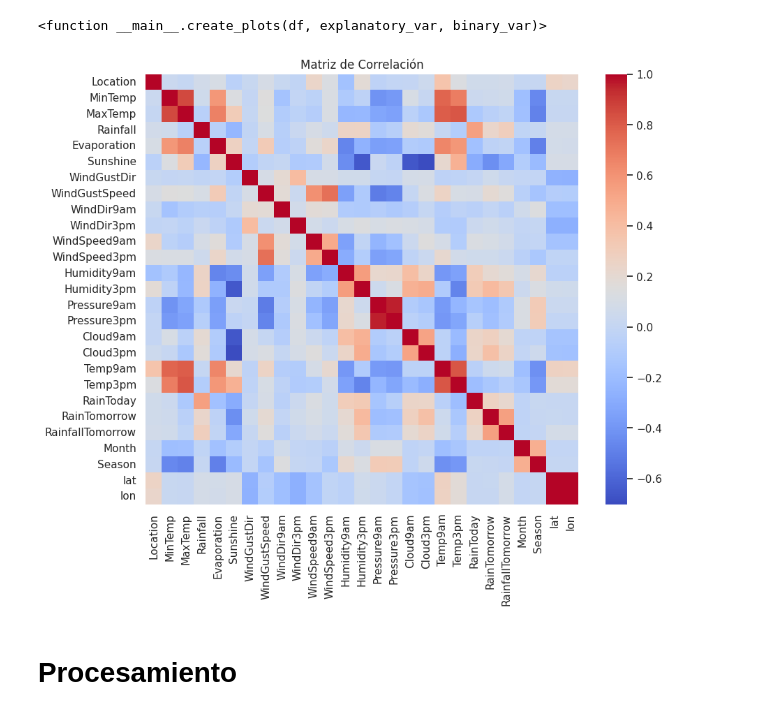
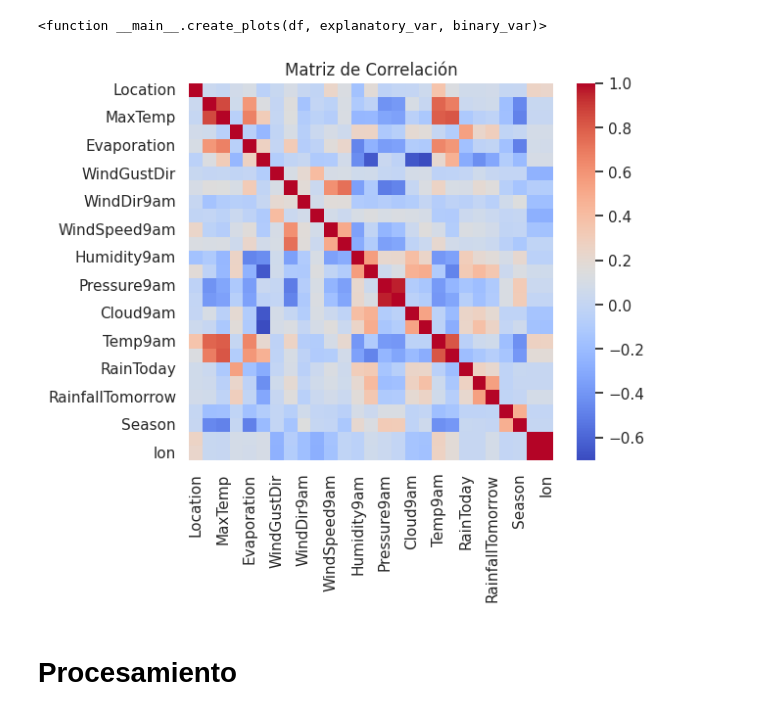
Before and after one commit to Shannon-21/Aprendizaje_Automatico_1, a Jupyter notebook: TP_IA41_LogisticRegression_P2.ipynb, the cells around one changed output. Drawn from its saved outputs; the diff is of its cells as text; code cells hidden in the pictures.

```diff
--- a/TP_IA41_LogisticRegression_P2.ipynb
+++ b/TP_IA41_LogisticRegression_P2.ipynb
@@ -59,8 +60,9 @@ from imblearn.over_sampling import SMOTE
 # %% [markdown]
 ### Datos
 # %%
+df_denormalized = pd.read_csv('weatherAUS_desnormalized_cleaned.csv', usecols=lambda x: x if x != 'Unnamed: 0' else None)
 df = pd.read_csv('weatherAUS_cleaned.csv', usecols=lambda x: x if x != 'Unnamed: 0' else None)
 
-display(df)
+display(df_denormalized.head(5))
 # %% [output]
 |  | Location | MinTemp | MaxTemp | Rainfall | Evaporation | Sunshine | WindGustDir | WindGustSpeed | WindDir9am | ... |
@@ -174,15 +156,15 @@ interactive(children=(Dropdown(description='Explicativa:', index=4, options=('Mi
 <function __main__.create_plots(df, explanatory_var, binary_var)>
 # %%
 # Calcular la matriz de correlación
-corr_matrix = df_curated.corr()
+corr_matrix = df_denormalized.corr()
 
 # Crear un mapa de calor con la matriz de correlación
-plt.figure(figsize=(10,8))
+plt.figure(figsize=(6,5))
 sns.heatmap(corr_matrix, cmap='coolwarm', cbar=True)
 plt.title('Matriz de Correlación')
 plt.show()
 # %% [output]
-[figure, old version]
+[figure, new version]
 # %% [markdown]
 # **Procesamiento**
 # %% [markdown]
```
Also changed, not shown: parts of 24 cells of this notebook.
